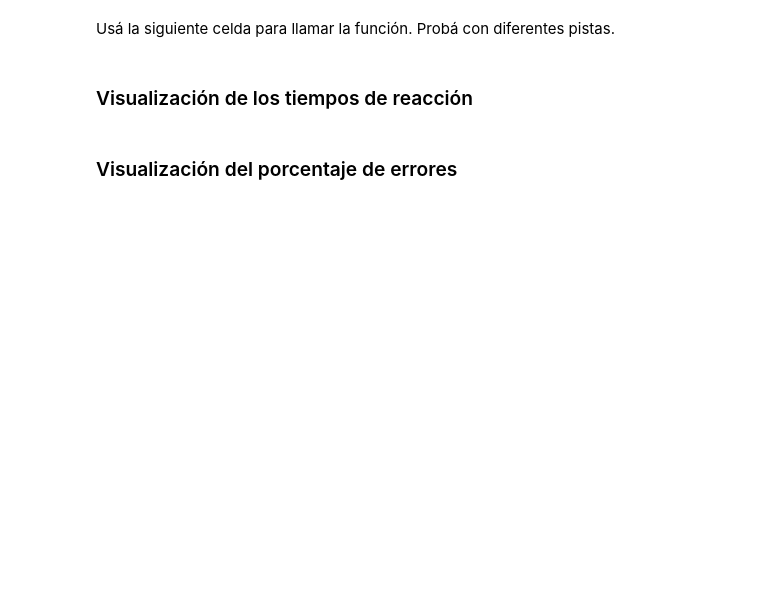
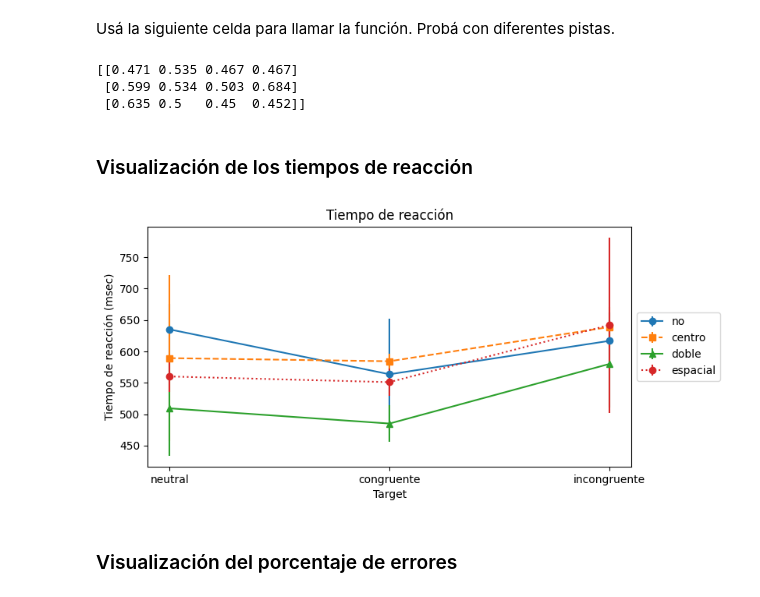
Before and after one commit to MaestriaCienciasCognitivas/ncc, a Jupyter notebook: book/notebooks/S12_Practico9.ipynb, the cells around one changed output. Cells and saved outputs as stored; diff of their text form; code cells hidden in the pictures; blank space fills up the shorter version.

```diff
--- a/book/notebooks/S12_Practico9.ipynb
+++ b/book/notebooks/S12_Practico9.ipynb
@@ -21,7 +21,7 @@ import matplotlib.pyplot as plt
 import numpy as np
 # %%
 pistas = ["no", "centro", "doble", "espacial"]
-congruencias = ["congruente", "incongruente", "neutral"]
+congruencias = ["neutral", "congruente", "incongruente"]
 # %% [markdown]
 ### Funciones utilitarias
 # %%
@@ -167,16 +229,25 @@ help(tiempos_de_respuesta_por_pista)
 Usá la siguiente celda para llamar la función. Probá con diferentes pistas.
 # %%
 print(tiempos_de_respuesta_por_pista("doble"))
+# %% [output]
+[[0.471 0.535 0.467 0.467]
+ [0.599 0.534 0.503 0.684]
+ [0.635 0.5   0.45  0.452]]
 # %% [markdown]
 ### Visualización de los tiempos de reacción
 # %%
-plt.figure(figsize=[8,6])
+plt.figure(figsize=(8, 4))
+plt.title("Tiempo de reacción")
 plt.errorbar(congruencias, np.mean(tiempos_de_respuesta_por_pista("no"), axis=1), yerr=np.std(tiempos_de_respuesta_por_pista("no"), axis=1), fmt="-o")
 plt.errorbar(congruencias, np.mean(tiempos_de_respuesta_por_pista("centro"), axis=1), yerr=np.std(tiempos_de_respuesta_por_pista("centro"), axis=1), fmt="--s")
 plt.errorbar(congruencias, np.mean(tiempos_de_respuesta_por_pista("doble"), axis=1), yerr=np.std(tiempos_de_respuesta_por_pista("doble"), axis=1), fmt="-^")
 plt.errorbar(congruencias, np.mean(tiempos_de_respuesta_por_pista("espacial"), axis=1), yerr=np.std(tiempos_de_respuesta_por_pista("espacial"), axis=1), fmt=":o")
-plt.legend(pistas)
+plt.legend(pistas, loc="center left", bbox_to_anchor=(1.0, 0.5))
+plt.xlabel("Target")
+plt.ylabel("Tiempo de reacción (msec)")
 plt.show()
+# %% [output]
+[figure, added]
 # %% [markdown]
 ### Visualización del porcentaje de errores
 # %%
```
Also changed, not shown: parts of 16 cells of this notebook, 1 other file.
